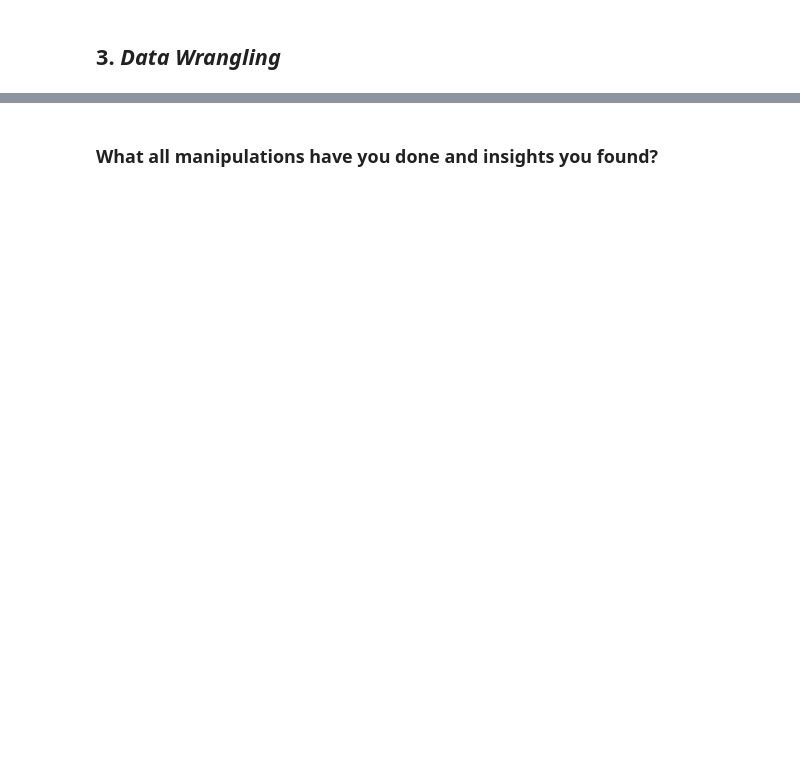
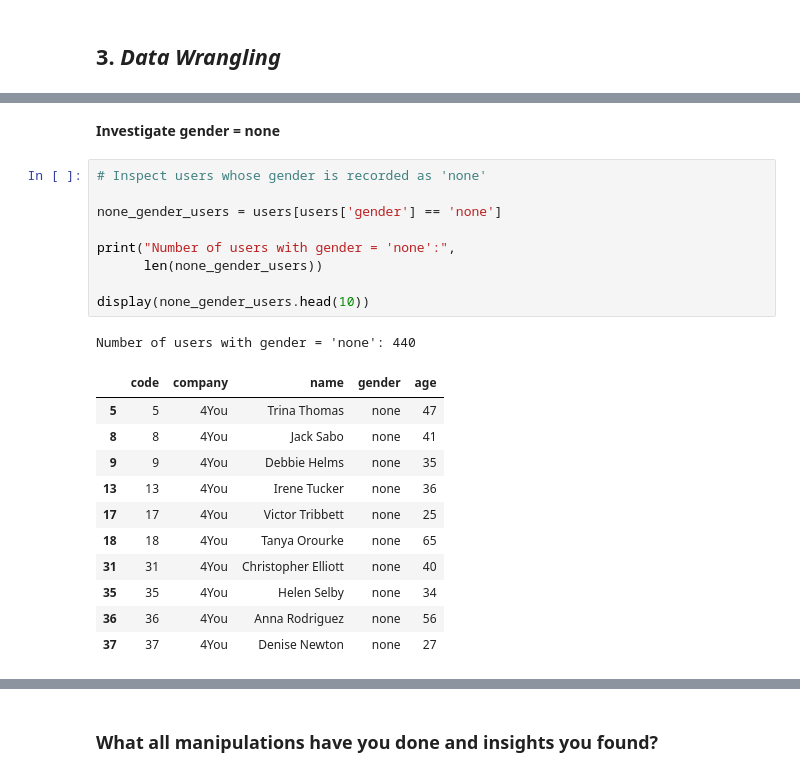
Before and after one commit to Sagarjain93/Machine-Learning-Portfolio, a Jupyter notebook: 01_End_to_End/Travel_MLops_Capstone/notebooks/00_Data_Cleaning_&_EDA.ipynb, the cells around one changed output, grey strips where cells are left out. Cells and saved outputs as stored; diff of their text form; blank space fills up the shorter version.

```diff
--- a/01_End_to_End/Travel_MLops_Capstone/notebooks/00_Data_Cleaning_&_EDA.ipynb
+++ b/01_End_to_End/Travel_MLops_Capstone/notebooks/00_Data_Cleaning_&_EDA.ipynb
@@ -360,0 +811,24 @@ print("Common travel codes:", len(flight_travel_codes & hotel_travel_codes))
+# %% [markdown]
+**Investigate gender = none**
+# %%
+# Inspect users whose gender is recorded as 'none'
+
+none_gender_users = users[users['gender'] == 'none']
+
+print("Number of users with gender = 'none':",
+      len(none_gender_users))
+
+display(none_gender_users.head(10))
+# %% [output]
+Number of users with gender = 'none': 440
+|  | code | company | name | gender | age |
+| 5 | 5 | 4You | Trina Thomas | none | 47 |
+| 8 | 8 | 4You | Jack Sabo | none | 41 |
+| 9 | 9 | 4You | Debbie Helms | none | 35 |
+| 13 | 13 | 4You | Irene Tucker | none | 36 |
+| 17 | 17 | 4You | Victor Tribbett | none | 25 |
+| 18 | 18 | 4You | Tanya Orourke | none | 65 |
+| 31 | 31 | 4You | Christopher Elliott | none | 40 |
+| 35 | 35 | 4You | Helen Selby | none | 34 |
+| 36 | 36 | 4You | Anna Rodriguez | none | 56 |
+| 37 | 37 | 4You | Denise Newton | none | 27 |
```
Also changed, not shown: parts of 64 cells of this notebook.
